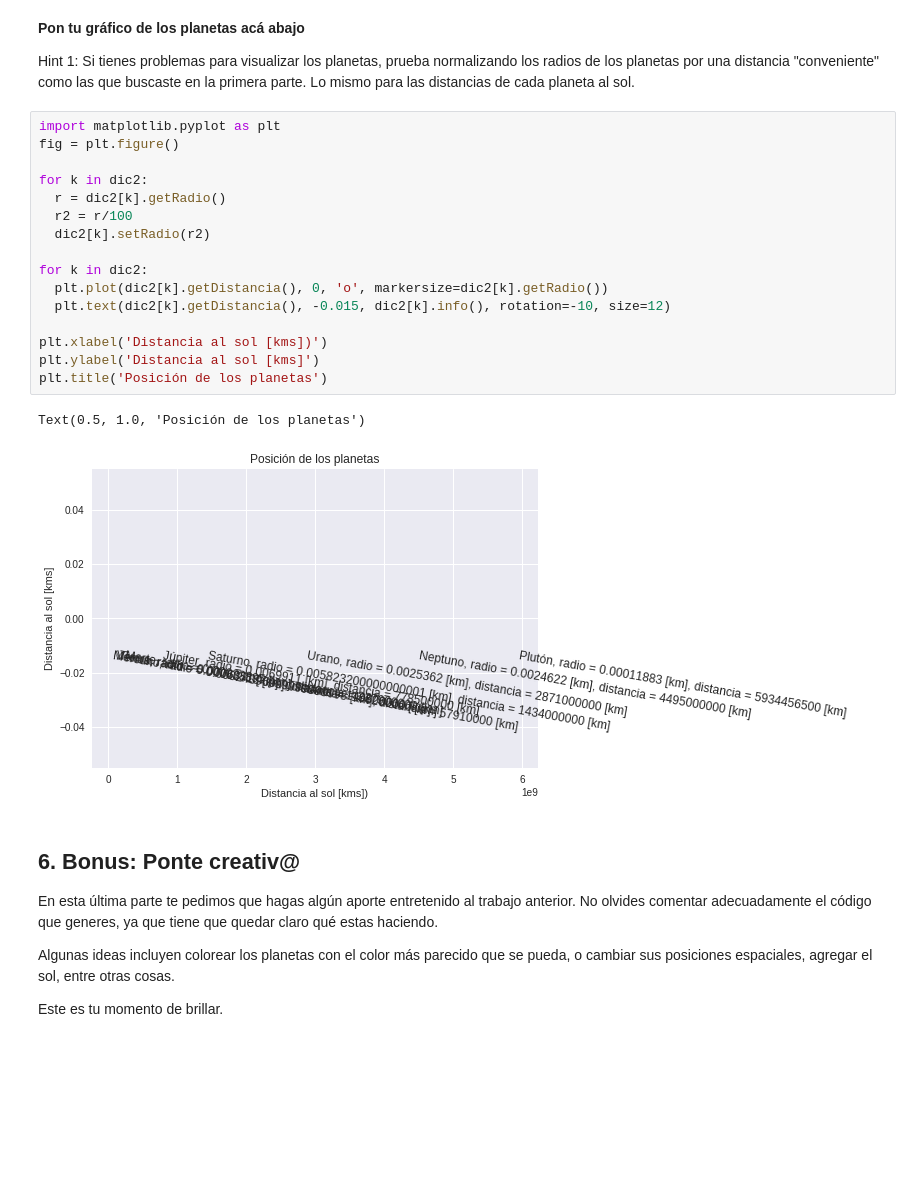
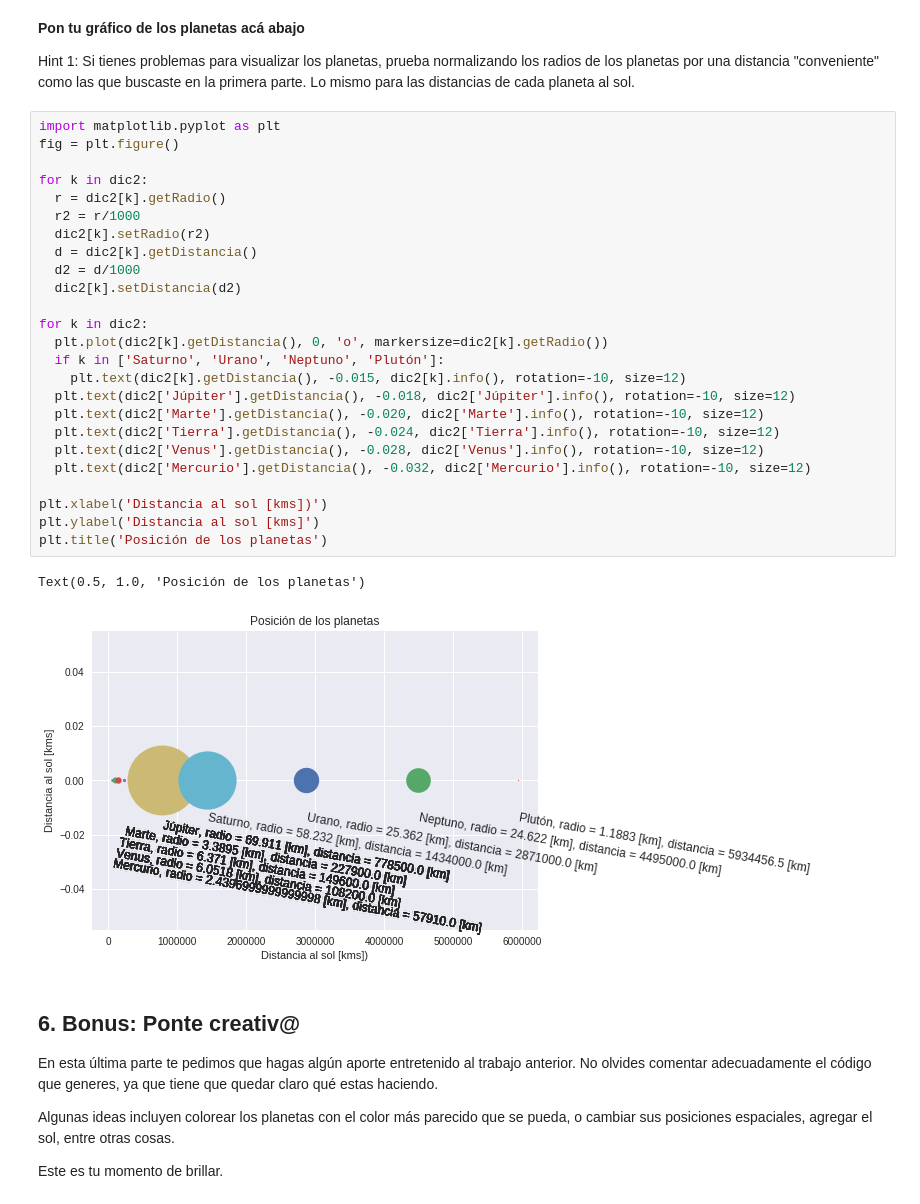
Before and after one commit to SimonSanfeliu/minitarea1, a Jupyter notebook: minitarea1.ipynb, the cells around one changed output. Drawn from its saved outputs; the diff is of its cells as text; blank space fills up the shorter version.

Commit message:
Sección 5 completada (de Mercurio a Júpiter en negrita)

```diff
--- a/minitarea1.ipynb
+++ b/minitarea1.ipynb
@@ -204,22 +204,31 @@ Hint 1: Si tienes problemas para visualizar los planetas, prueba normalizando lo
 # %%
 import matplotlib.pyplot as plt
 fig = plt.figure()
 
 for k in dic2:
   r = dic2[k].getRadio()
-  r2 = r/100
+  r2 = r/1000
   dic2[k].setRadio(r2)
+  d = dic2[k].getDistancia()
+  d2 = d/1000
+  dic2[k].setDistancia(d2)
 
 for k in dic2:
   plt.plot(dic2[k].getDistancia(), 0, 'o', markersize=dic2[k].getRadio())
-  plt.text(dic2[k].getDistancia(), -0.015, dic2[k].info(), rotation=-10, size=12)
+  if k in ['Saturno', 'Urano', 'Neptuno', 'Plutón']:
+    plt.text(dic2[k].getDistancia(), -0.015, dic2[k].info(), rotation=-10, size=12)
+  plt.text(dic2['Júpiter'].getDistancia(), -0.018, dic2['Júpiter'].info(), rotation=-10, size=12)
+  plt.text(dic2['Marte'].getDistancia(), -0.020, dic2['Marte'].info(), rotation=-10, size=12)
+  plt.text(dic2['Tierra'].getDistancia(), -0.024, dic2['Tierra'].info(), rotation=-10, size=12)
+  plt.text(dic2['Venus'].getDistancia(), -0.028, dic2['Venus'].info(), rotation=-10, size=12)
+  plt.text(dic2['Mercurio'].getDistancia(), -0.032, dic2['Mercurio'].info(), rotation=-10, size=12)
 
 plt.xlabel('Distancia al sol [kms])')
 plt.ylabel('Distancia al sol [kms]')
 plt.title('Posición de los planetas')
 # %% [output]
 Text(0.5, 1.0, 'Posición de los planetas')
-[figure, old version]
+[figure, new version]
 # %% [markdown]
 ## 6. Bonus: Ponte creativ@
 En esta última parte te pedimos que hagas algún aporte entretenido al trabajo anterior. No olvides comentar adecuadamente el código que generes, ya que tiene que quedar claro qué estas haciendo.
```
